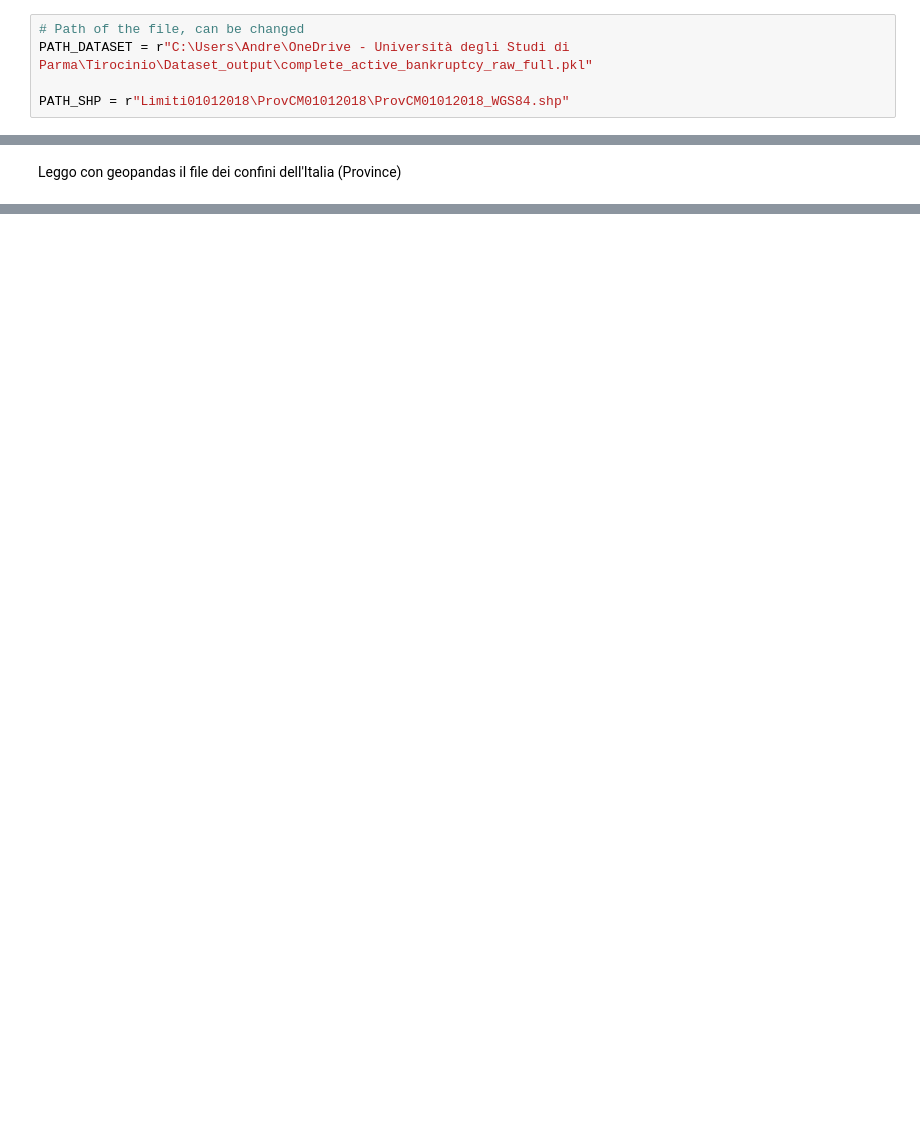
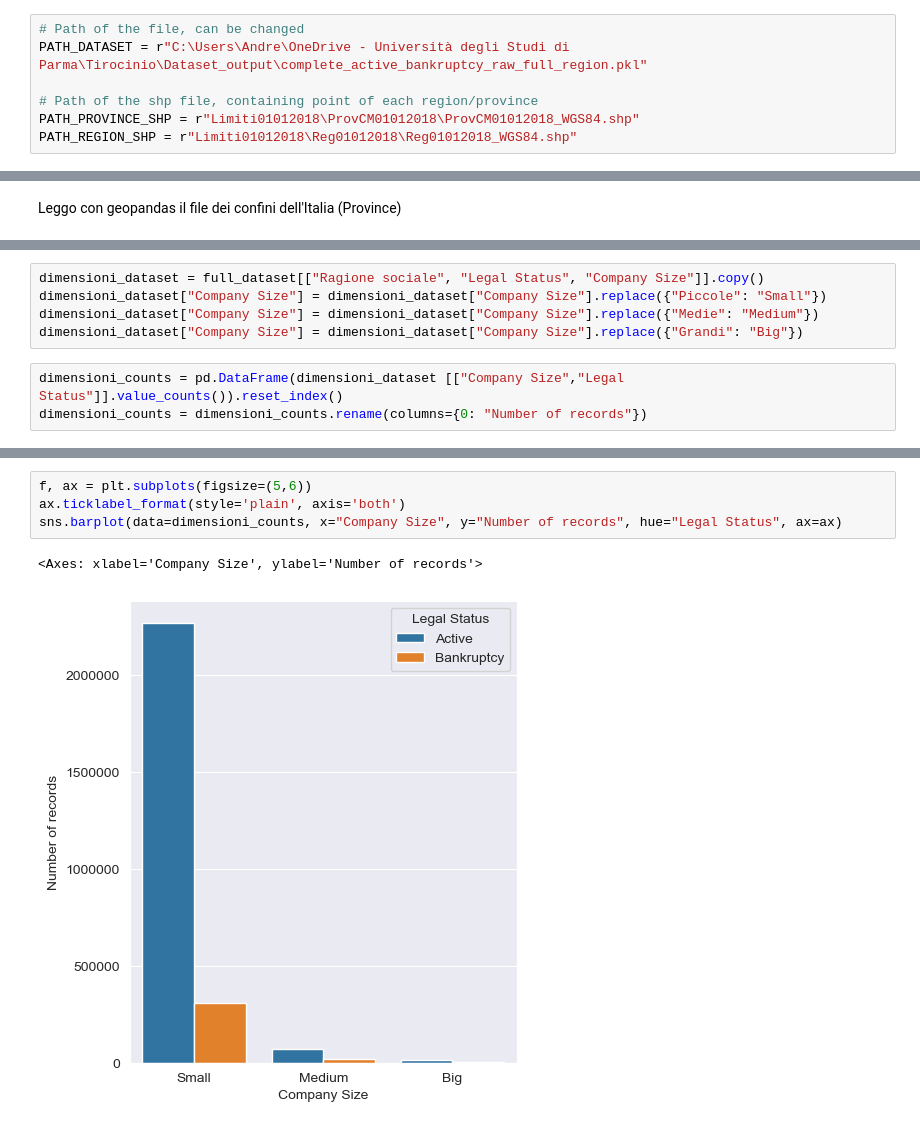
Before and after one commit to IceScreaM98/ML-companies-balance, a Jupyter notebook: Notebooks/Data_ETL/Dataset_geographic_analysis.ipynb, the cells around one changed output, grey strips where cells are left out. Cells and saved outputs as stored; diff of their text form; blank space fills up the shorter version.

```diff
--- a/Notebooks/Data_ETL/Dataset_geographic_analysis.ipynb
+++ b/Notebooks/Data_ETL/Dataset_geographic_analysis.ipynb
@@ -17,9 +20,11 @@ import geopandas as gpd
 Variabili di gestione files
 # %%
 # Path of the file, can be changed
-PATH_DATASET = r"C:\Users\Andre\OneDrive - Università degli Studi di Parma\Tirocinio\Dataset_output\complete_active_bankruptcy_raw_full.pkl"
+PATH_DATASET = r"C:\Users\Andre\OneDrive - Università degli Studi di Parma\Tirocinio\Dataset_output\complete_active_bankruptcy_raw_full_region.pkl"
 
-PATH_SHP = r"Limiti01012018\ProvCM01012018\ProvCM01012018_WGS84.shp"
+# Path of the shp file, containing point of each region/province
+PATH_PROVINCE_SHP = r"Limiti01012018\ProvCM01012018\ProvCM01012018_WGS84.shp"
+PATH_REGION_SHP = r"Limiti01012018\Reg01012018\Reg01012018_WGS84.shp"
 # %% [markdown]
 Leggo il dataset composto dal file pickle
 # %%
@@ -65,0 +217,8 @@ ax.set_axis_off()
+# %%
+dimensioni_dataset = full_dataset[["Ragione sociale", "Legal Status", "Company Size"]].copy()
+dimensioni_dataset["Company Size"] = dimensioni_dataset["Company Size"].replace({"Piccole": "Small"})
+dimensioni_dataset["Company Size"] = dimensioni_dataset["Company Size"].replace({"Medie": "Medium"})
+dimensioni_dataset["Company Size"] = dimensioni_dataset["Company Size"].replace({"Grandi": "Big"})
+# %%
+dimensioni_counts = pd.DataFrame(dimensioni_dataset [["Company Size","Legal Status"]].value_counts()).reset_index()
+dimensioni_counts = dimensioni_counts.rename(columns={0: "Number of records"})
@@ -65,0 +235,7 @@ ax.set_axis_off()
+# %%
+f, ax = plt.subplots(figsize=(5,6))
+ax.ticklabel_format(style='plain', axis='both')
+sns.barplot(data=dimensioni_counts, x="Company Size", y="Number of records", hue="Legal Status", ax=ax)
+# %% [output]
+<Axes: xlabel='Company Size', ylabel='Number of records'>
+[figure, added]
```
Also changed, not shown: parts of 25 cells of this notebook.
